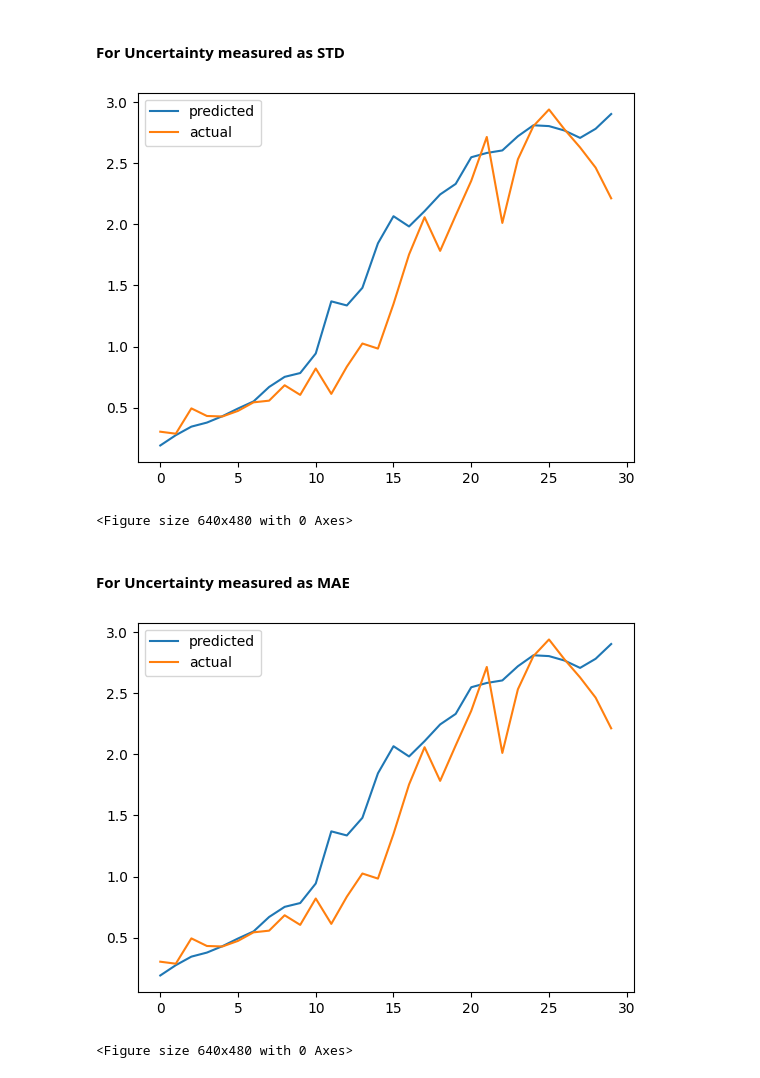
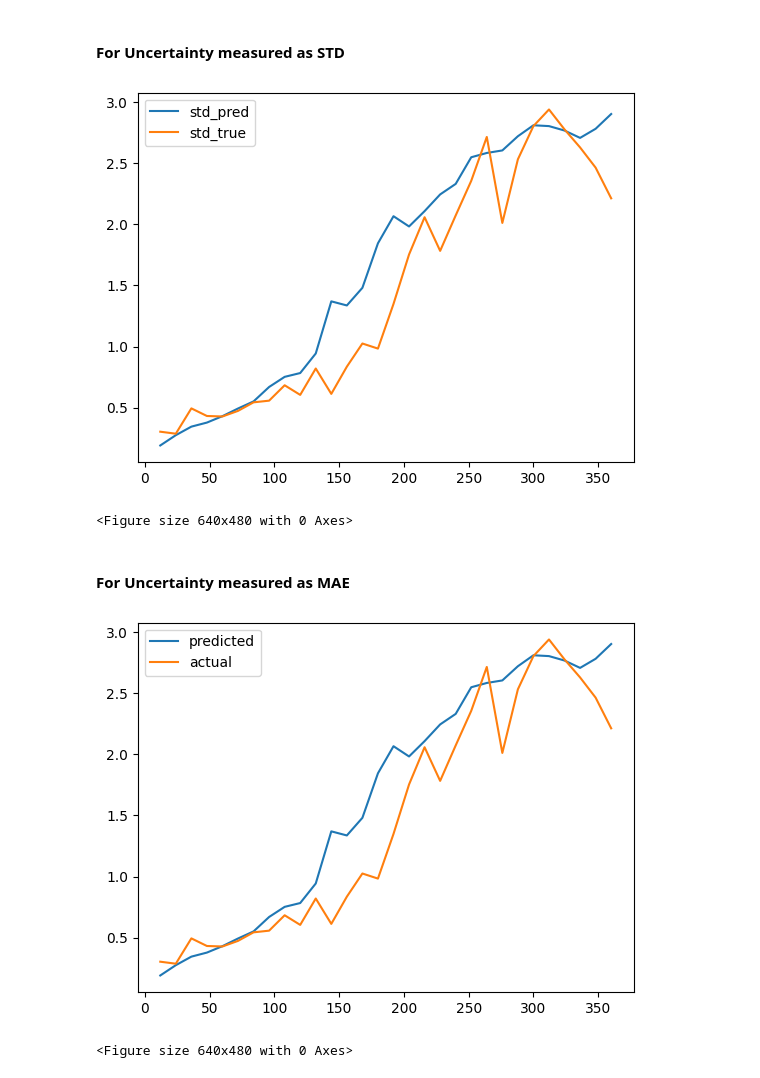
Before and after one commit to jaupimegi23/certainlyUncertain, a Jupyter notebook: models/univariate_uncertainty_prediction.ipynb, the cells around one changed output. Saved outputs shown, nothing was run; the diff lists cells and outputs as text; code cells hidden in the pictures.

Commit message:
small graph changes

```diff
--- a/models/univariate_uncertainty_prediction.ipynb
+++ b/models/univariate_uncertainty_prediction.ipynb
@@ -176,14 +176,15 @@ for iter in range(1,int(len(std_columns)/2)):
     std_true.append(dataVal_std.iloc[row,col])
 # %%
 # plot std_pred vs std_true
-pyplot.plot(std_pred[1:], label='predicted')
-pyplot.plot(std_true[1:], label='actual')
+x_axis = np.arange(12, 372, 12)
+pyplot.plot(x_axis, std_pred[1:], label='std_pred')
+pyplot.plot(x_axis, std_true[1:], label='std_true')
 pyplot.legend()
 pyplot.show()
 #save the plots
 pyplot.savefig(os.path.join(os.path.dirname(os.getcwd()), 'models', 'plots', 'univariate', 'validation', 'std_pred_vs_std_true.png'))
 # %% [output]
-[figure, old version]
+[figure, new version]
 <Figure size 640x480 with 0 Axes>
 # %% [markdown]
 #### For Uncertainty measured as MAE
@@ -199,12 +200,13 @@ for iter in range(1,int(len(std_columns)/2)):
     mae_true.append(dataVal_std.iloc[row,col])
 # %%
 # plot mae_pred vs mae_true
-pyplot.plot(mae_pred[1:], label='predicted')
-pyplot.plot(mae_true[1:], label='actual')
+x_axis = np.arange(12, 372, 12)
+pyplot.plot(x_axis, mae_pred[1:], label='predicted')
+pyplot.plot(x_axis,mae_true[1:], label='actual')
 pyplot.legend()
 pyplot.show()
 #save the plots
 pyplot.savefig(os.path.join(os.path.dirname(os.getcwd()), 'models', 'plots', 'univariate', 'validation', 'mae_pred_vs_mae_true.png'))
 # %% [output]
-[figure, old version]
+[figure, new version]
 <Figure size 640x480 with 0 Axes>
```
